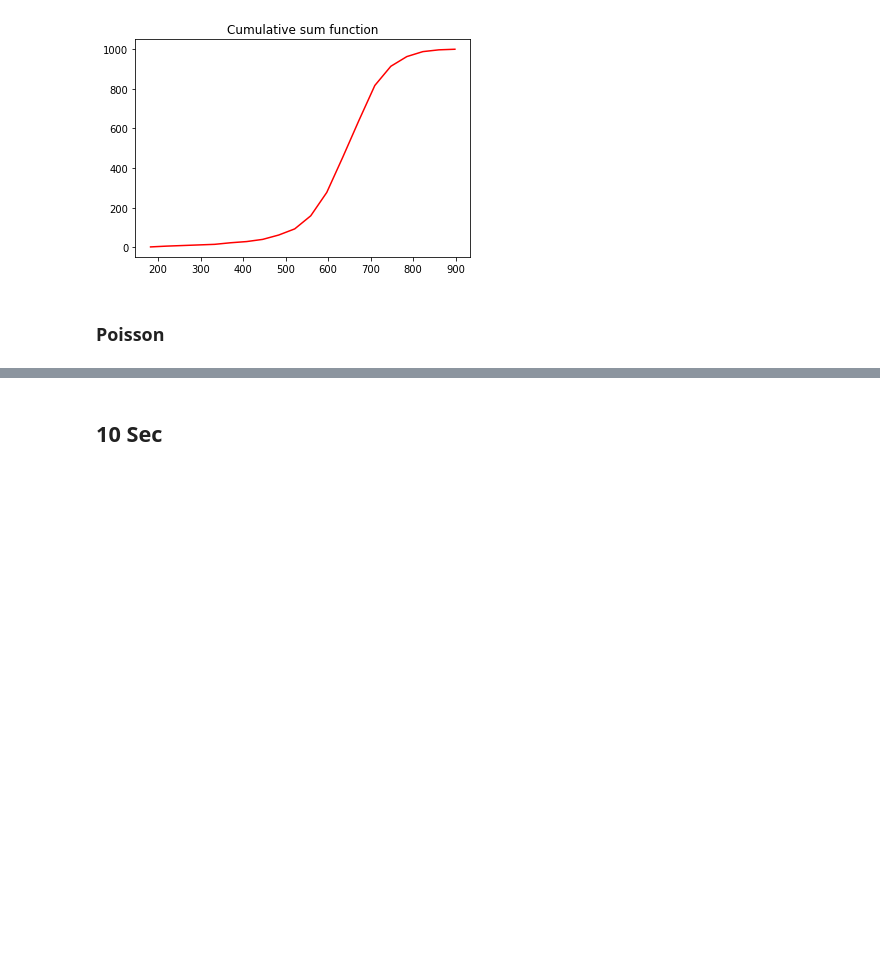
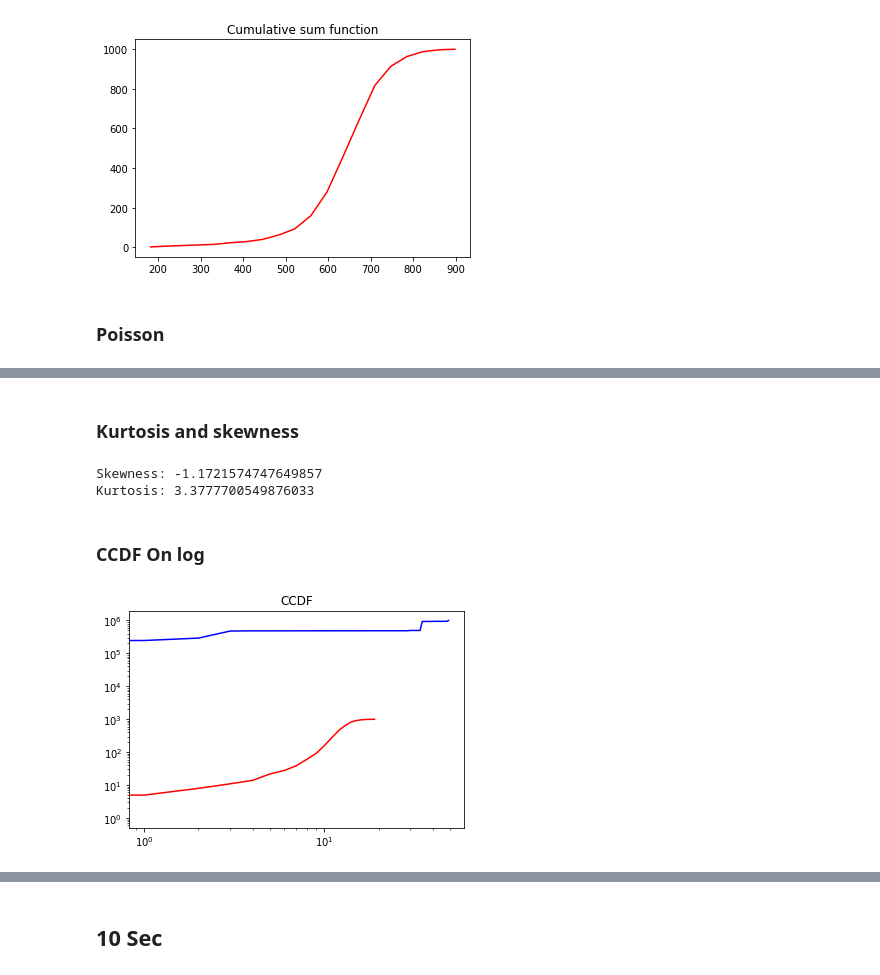
Before and after one commit to caioeverest/mscc, a Jupyter notebook: Final.ipynb, the cells around one changed output, grey strips where cells are left out. Cells and saved outputs as stored; diff of their text form; code cells hidden in the pictures; blank space fills up the shorter version.

```diff
--- a/Final.ipynb
+++ b/Final.ipynb
@@ -229,0 +285,25 @@ Text(0, 0.5, 'P(X=k)')
+# %% [markdown]
+### Kurtosis and skewness
+# %%
+skewness_1s = df_1s.skew()
+kurtosis_1s = df_1s.kurtosis()
+print(f"Skewness: {skewness_1s}\nKurtosis: {kurtosis_1s}")
+# %% [output]
+Skewness: -1.1721574747649857
+Kurtosis: 3.3777700549876033
+# %% [markdown]
+### CCDF On log
+# %%
+ps_1s_ccdf = 1 - ps_1s_cumsum
+
+plt.plot(ps_1s_ccdf * -1, color="red")
+plt.plot(ps_ccdf * -1, color="blue")
+
+plt.yscale("log")
+plt.xscale("log")
+plt.title('CCDF')
+
+plt.show()
+plt.close()
+# %% [output]
+[figure, added]
```
Also changed, not shown: parts of 30 cells of this notebook.
